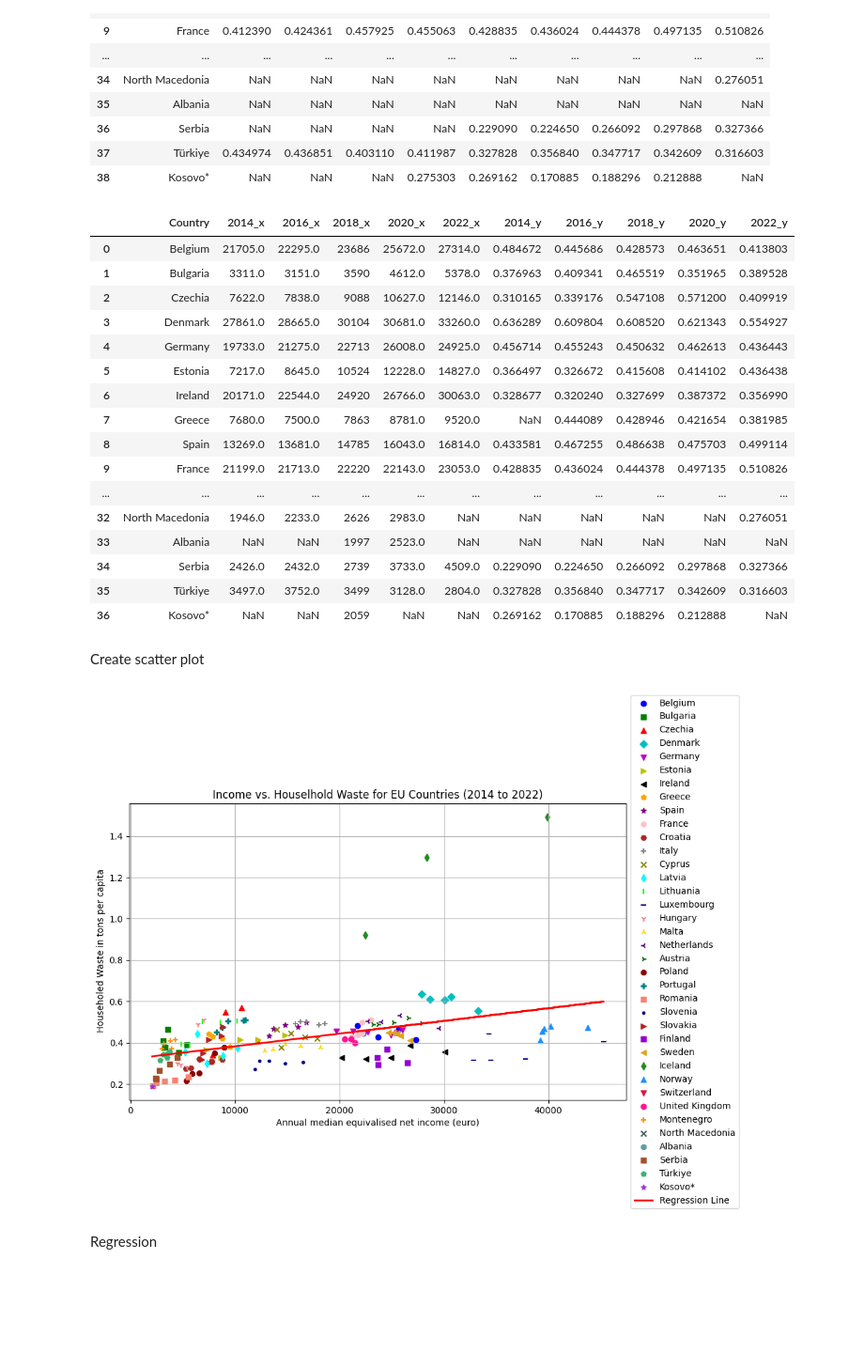
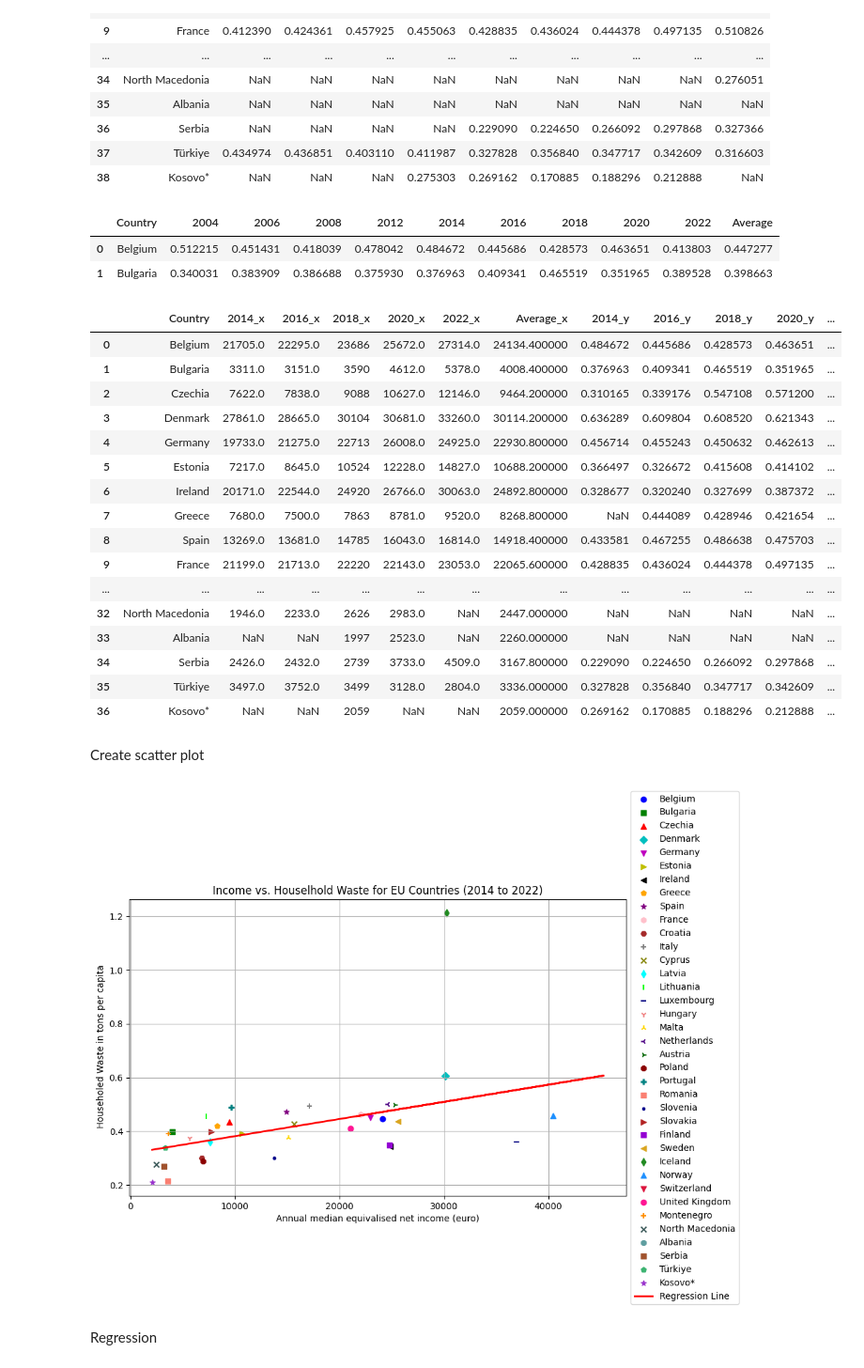
Before and after one commit to ChacoGolden/Stat-Data-Science, a Jupyter notebook: EU_incomeXwaste.ipynb, the cells around one changed output. Shown at 94% size. Cells and saved outputs as stored; diff of their text form; code cells hidden in the pictures; blank space fills up the shorter version.

```diff
--- a/EU_incomeXwaste.ipynb
+++ b/EU_incomeXwaste.ipynb
@@ -53,3 +55,10 @@ income2.describe()
 | 50% | 12808.000000 | 13352.000000 | 13617.000000 | 13458.000000 | 13244.000000 | 14067.000000 | 13501.000000 | 15415.000000 | 16679.000000 | 18594.500000 |
 | 75% | 21452.000000 | 21641.500000 | 22638.500000 | 23049.500000 | 24016.000000 | 24610.000000 | 25626.500000 | 25498.000000 | 26882.000000 | 28584.250000 |
 | max | 43775.000000 | 41483.000000 | 44253.000000 | 43741.000000 | 43013.000000 | 41259.000000 | 43051.000000 | 44753.000000 | 45405.000000 | 49524.000000 |
+# %%
+#geting the average for each country, from 2014 to 2022
+columns_to_average = ['2014', '2016', '2018', '2020', '2022']
+
+# Calculate the average and add a new column
+income2['Average'] = income2[columns_to_average].mean(axis=1)
+income2.head(2)
@@ -101,11 +112,22 @@ euwaste
 | 36 | Serbia | NaN | NaN | NaN | NaN | 0.229090 | 0.224650 | 0.266092 | 0.297868 | 0.327366 |
 | 37 | Türkiye | 0.434974 | 0.436851 | 0.403110 | 0.411987 | 0.327828 | 0.356840 | 0.347717 | 0.342609 | 0.316603 |
 | 38 | Kosovo* | NaN | NaN | NaN | 0.275303 | 0.269162 | 0.170885 | 0.188296 | 0.212888 | NaN |
+# %%
+#geting the average for each country, from 2014 to 2022
+columns_to_average = ['2014', '2016', '2018', '2020', '2022']
+
+# Calculate the average and add a new column
+euwaste['Average'] = euwaste[columns_to_average].mean(axis=1)
+euwaste.head(2)
+# %% [output]
+|  | Country | 2004 | 2006 | 2008 | 2012 | 2014 | 2016 | 2018 | 2020 | 2022 | Average |
+| 0 | Belgium | 0.512215 | 0.451431 | 0.418039 | 0.478042 | 0.484672 | 0.445686 | 0.428573 | 0.463651 | 0.413803 | 0.447277 |
+| 1 | Bulgaria | 0.340031 | 0.383909 | 0.386688 | 0.375930 | 0.376963 | 0.409341 | 0.465519 | 0.351965 | 0.389528 | 0.398663 |
 # %%
 import matplotlib.pyplot as plt
 import pandas as pd
 
-# Assuming 'income' and 'euwaste' are your dataframes
+#'income2' and 'euwaste' are the dataframes
 
 # 1. Merge dataframes based on common countries
 # Assuming 'Country' is the column name containing country names in both dataframes
@@ -121,25 +143,25 @@ common_columns = [col for col in merged_df.columns
 
 # 3. Keep only common columns in merged_df
 merged_df = merged_df[[c for c in common_columns if c in merged_df.columns]]  # Use list comprehension for filtering
-#merged_df
+merged_df
 # %% [output]
-|  | Country | 2014_x | 2016_x | 2018_x | 2020_x | 2022_x | 2014_y | 2016_y | 2018_y | 2020_y | 2022_y |
-| 0 | Belgium | 21705.0 | 22295.0 | 23686 | 25672.0 | 27314.0 | 0.484672 | 0.445686 | 0.428573 | 0.463651 | 0.413803 |
-| 1 | Bulgaria | 3311.0 | 3151.0 | 3590 | 4612.0 | 5378.0 | 0.376963 | 0.409341 | 0.465519 | 0.351965 | 0.389528 |
-| 2 | Czechia | 7622.0 | 7838.0 | 9088 | 10627.0 | 12146.0 | 0.310165 | 0.339176 | 0.547108 | 0.571200 | 0.409919 |
-| 3 | Denmark | 27861.0 | 28665.0 | 30104 | 30681.0 | 33260.0 | 0.636289 | 0.609804 | 0.608520 | 0.621343 | 0.554927 |
-| 4 | Germany | 19733.0 | 21275.0 | 22713 | 26008.0 | 24925.0 | 0.456714 | 0.455243 | 0.450632 | 0.462613 | 0.436443 |
-| 5 | Estonia | 7217.0 | 8645.0 | 10524 | 12228.0 | 14827.0 | 0.366497 | 0.326672 | 0.415608 | 0.414102 | 0.436438 |
-| 6 | Ireland | 20171.0 | 22544.0 | 24920 | 26766.0 | 30063.0 | 0.328677 | 0.320240 | 0.327699 | 0.387372 | 0.356990 |
-| 7 | Greece | 7680.0 | 7500.0 | 7863 | 8781.0 | 9520.0 | NaN | 0.444089 | 0.428946 | 0.421654 | 0.381985 |
-| 8 | Spain | 13269.0 | 13681.0 | 14785 | 16043.0 | 16814.0 | 0.433581 | 0.467255 | 0.486638 | 0.475703 | 0.499114 |
-| 9 | France | 21199.0 | 21713.0 | 22220 | 22143.0 | 23053.0 | 0.428835 | 0.436024 | 0.444378 | 0.497135 | 0.510826 |
-| ... | ... | ... | ... | ... | ... | ... | ... | ... | ... | ... | ... |
-| 32 | North Macedonia | 1946.0 | 2233.0 | 2626 | 2983.0 | NaN | NaN | NaN | NaN | NaN | 0.276051 |
-| 33 | Albania | NaN | NaN | 1997 | 2523.0 | NaN | NaN | NaN | NaN | NaN | NaN |
-| 34 | Serbia | 2426.0 | 2432.0 | 2739 | 3733.0 | 4509.0 | 0.229090 | 0.224650 | 0.266092 | 0.297868 | 0.327366 |
-| 35 | Türkiye | 3497.0 | 3752.0 | 3499 | 3128.0 | 2804.0 | 0.327828 | 0.356840 | 0.347717 | 0.342609 | 0.316603 |
-| 36 | Kosovo* | NaN | NaN | 2059 | NaN | NaN | 0.269162 | 0.170885 | 0.188296 | 0.212888 | NaN |
+|  | Country | 2014_x | 2016_x | 2018_x | 2020_x | 2022_x | Average_x | 2014_y | 2016_y | 2018_y | 2020_y | ... |
+| 0 | Belgium | 21705.0 | 22295.0 | 23686 | 25672.0 | 27314.0 | 24134.400000 | 0.484672 | 0.445686 | 0.428573 | 0.463651 | ... |
+| 1 | Bulgaria | 3311.0 | 3151.0 | 3590 | 4612.0 | 5378.0 | 4008.400000 | 0.376963 | 0.409341 | 0.465519 | 0.351965 | ... |
+| 2 | Czechia | 7622.0 | 7838.0 | 9088 | 10627.0 | 12146.0 | 9464.200000 | 0.310165 | 0.339176 | 0.547108 | 0.571200 | ... |
+| 3 | Denmark | 27861.0 | 28665.0 | 30104 | 30681.0 | 33260.0 | 30114.200000 | 0.636289 | 0.609804 | 0.608520 | 0.621343 | ... |
+| 4 | Germany | 19733.0 | 21275.0 | 22713 | 26008.0 | 24925.0 | 22930.800000 | 0.456714 | 0.455243 | 0.450632 | 0.462613 | ... |
+| 5 | Estonia | 7217.0 | 8645.0 | 10524 | 12228.0 | 14827.0 | 10688.200000 | 0.366497 | 0.326672 | 0.415608 | 0.414102 | ... |
+| 6 | Ireland | 20171.0 | 22544.0 | 24920 | 26766.0 | 30063.0 | 24892.800000 | 0.328677 | 0.320240 | 0.327699 | 0.387372 | ... |
+| 7 | Greece | 7680.0 | 7500.0 | 7863 | 8781.0 | 9520.0 | 8268.800000 | NaN | 0.444089 | 0.428946 | 0.421654 | ... |
+| 8 | Spain | 13269.0 | 13681.0 | 14785 | 16043.0 | 16814.0 | 14918.400000 | 0.433581 | 0.467255 | 0.486638 | 0.475703 | ... |
+| 9 | France | 21199.0 | 21713.0 | 22220 | 22143.0 | 23053.0 | 22065.600000 | 0.428835 | 0.436024 | 0.444378 | 0.497135 | ... |
+| ... | ... | ... | ... | ... | ... | ... | ... | ... | ... | ... | ... | ... |
+| 32 | North Macedonia | 1946.0 | 2233.0 | 2626 | 2983.0 | NaN | 2447.000000 | NaN | NaN | NaN | NaN | ... |
+| 33 | Albania | NaN | NaN | 1997 | 2523.0 | NaN | 2260.000000 | NaN | NaN | NaN | NaN | ... |
+| 34 | Serbia | 2426.0 | 2432.0 | 2739 | 3733.0 | 4509.0 | 3167.800000 | 0.229090 | 0.224650 | 0.266092 | 0.297868 | ... |
+| 35 | Türkiye | 3497.0 | 3752.0 | 3499 | 3128.0 | 2804.0 | 3336.000000 | 0.327828 | 0.356840 | 0.347717 | 0.342609 | ... |
+| 36 | Kosovo* | NaN | NaN | 2059 | NaN | NaN | 2059.000000 | 0.269162 | 0.170885 | 0.188296 | 0.212888 | ... |
 # %% [markdown]
 Create scatter plot
 # %%
@@ -163,28 +185,14 @@ colors = ['b', 'g', 'r', 'c', 'm', 'y', 'k', 'orange', 'purple', 'pink', 'brown'
 # 3. Create scatter plot for each country
 plt.figure(figsize=(10, 6))
 
-# Get unique countries and assign a marker and color to each
-unique_countries = merged_df['Country'].unique()
-country_styles = {country: {'marker': markers[i % len(markers)], 'color': colors[i % len(colors)]}
-                  for i, country in enumerate(unique_countries)}
-
 for country in unique_countries:
-    # Get income and waste values for the country for each year
-    income_values = []
-    waste_values = []
-    for year in income_years:
-        if year in waste_years:  # Ensure data is available for both income and waste for the year
-            try:
-                income_val = merged_df.loc[merged_df['Country'] == country, year + '_x'].values[0]
-                waste_val = merged_df.loc[merged_df['Country'] == country, year].values[0] if year in merged_df.columns else merged_df.loc[merged_df['Country'] == country, year + '_y'].values[0]
-                income_values.append(income_val)
-                waste_values.append(waste_val)
-            except IndexError:
-                pass
+    # Get average income and waste values for the country
+    income_val = merged_df.loc[merged_df['Country'] == country, 'Average_x'].values[0]
+    waste_val = merged_df.loc[merged_df['Country'] == country, 'Average_y'].values[0]
 
     # Plot the data for the country with specific marker and color
     style = country_styles[country]
-    plt.scatter(income_values, waste_values, label=country, marker=style['marker'], color=style['color'])
+    plt.scatter(income_val, waste_val, label=country, marker=style['marker'], color=style['color'])
 
 # Linear Regression on Scatter Plot Data
 # Extract all income and waste values used in the scatter plot
@@ -198,34 +206,34 @@ for country in unique_countries:
             try:
                 income_val = merged_df.loc[merged_df['Country'] == country, year + '_x'].values[0]
                 waste_val = merged_df.loc[merged_df['Country'] == country, year].values[0] if year in merged_df.columns else merged_df.loc[merged_df['Country'] == country, year + '_y'].values[0]
                 income_values.append(income_val)
                 waste_values.append(waste_val)
             except IndexError:
                 pass
     all_income_values.extend(income_values)  # Add to the overall list
     all_waste_values.extend(waste_values)
 
 # Remove NaN values before regression
 mask = ~np.isnan(all_income_values) & ~np.isnan(all_waste_values)
 all_income_values_cleaned = np.array(all_income_values)[mask]
 all_waste_values_cleaned = np.array(all_waste_values)[mask]
 
 # Perform linear regression
 X = all_income_values_cleaned.reshape(-1, 1)
 y = all_waste_values_cleaned
 reg = LinearRegression().fit(X, y)
 
 # Plot regression line on the existing scatter plot
 plt.plot(X, reg.predict(X), color='red', linewidth=2, label='Regression Line')
 
 plt.xlabel('Annual median equivalised net income (euro)')
 plt.ylabel(' Householed Waste in tons per capita')
 plt.title('Income vs. Houselhold Waste for EU Countries (2014 to 2022)')
 plt.grid(True)
 plt.legend(loc='center left', bbox_to_anchor=(1, 0.5))  # Place legend outside the plot
 plt.show()
 # %% [output]
-[figure, old version]
+[figure, new version]
 # %% [markdown]
 Regression
 # %%
```
Also changed, not shown: parts of 4 cells of this notebook.
